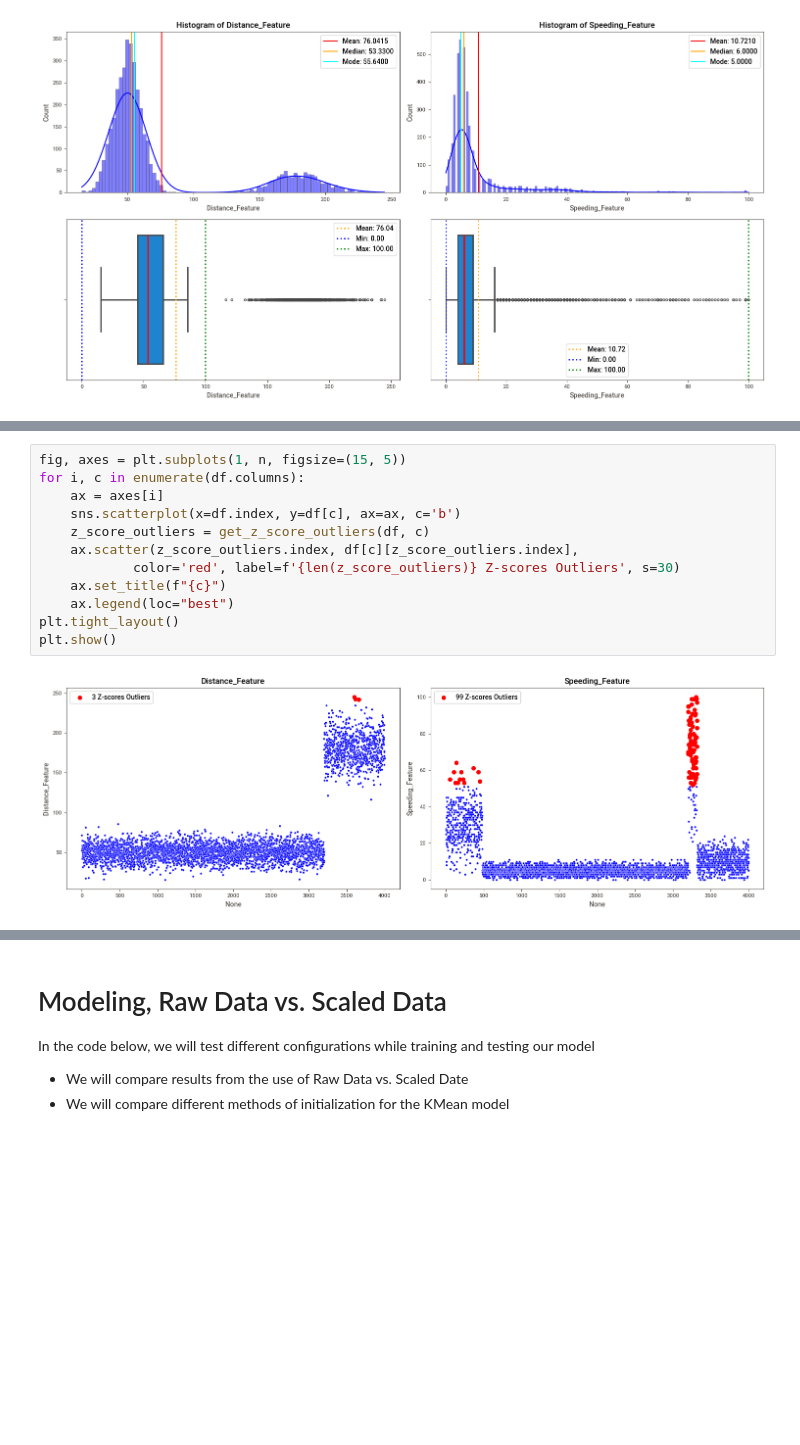
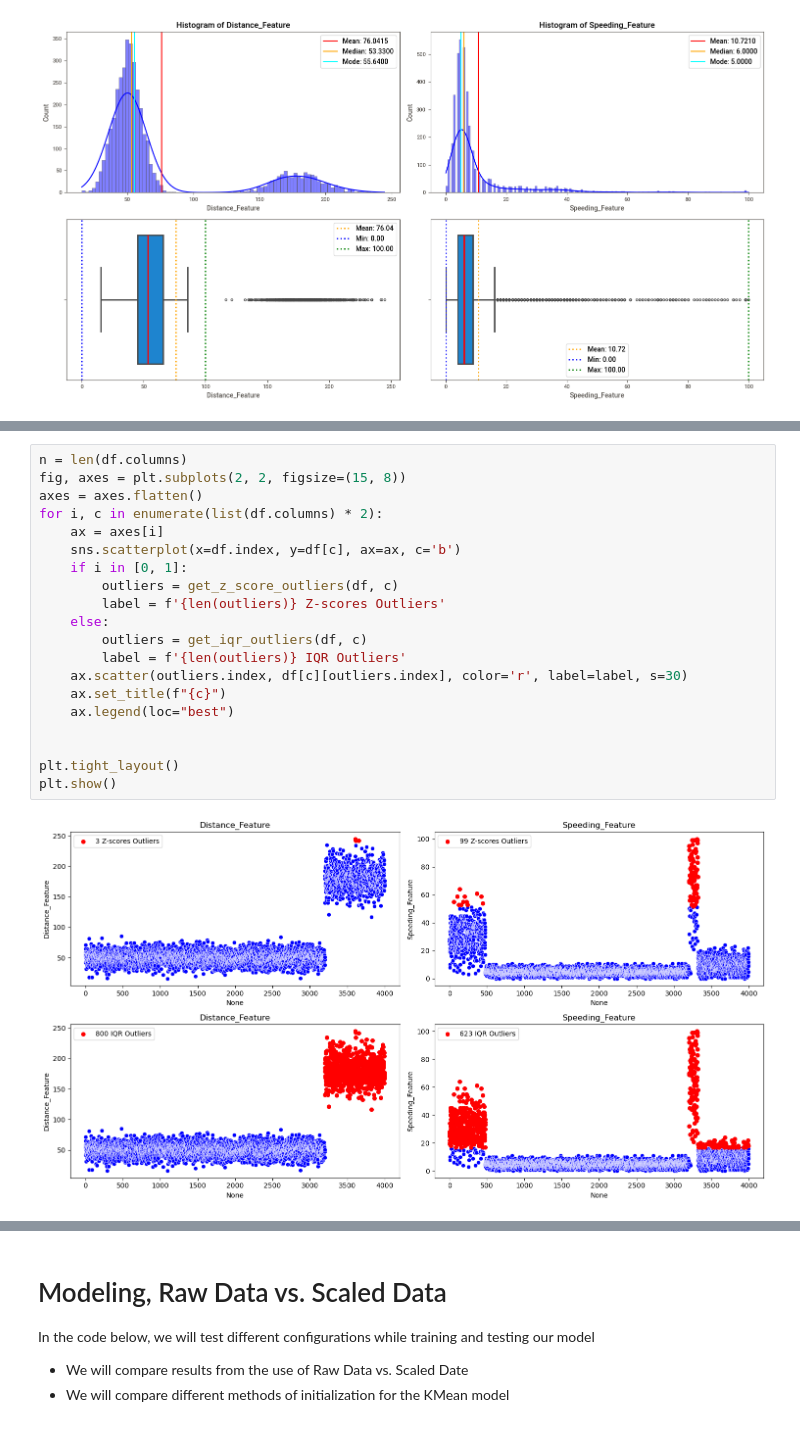
Before and after one commit to Taoufiq-Ouedraogo/Clustering-with-KMeans-AHC, a Jupyter notebook: Driver-Clustering-with-KMeans.ipynb, the cells around one changed output, grey strips where cells are left out. Drawn from its saved outputs; the diff is of its cells as text; blank space fills up the shorter version.

```diff
--- a/Driver-Clustering-with-KMeans.ipynb
+++ b/Driver-Clustering-with-KMeans.ipynb
@@ -306,14 +320,22 @@ def get_iqr_outliers(df, c):
 # %%
-fig, axes = plt.subplots(1, n, figsize=(15, 5))
-for i, c in enumerate(df.columns):
+n = len(df.columns)
+fig, axes = plt.subplots(2, 2, figsize=(15, 8))
+axes = axes.flatten()
+for i, c in enumerate(list(df.columns) * 2):
     ax = axes[i]
     sns.scatterplot(x=df.index, y=df[c], ax=ax, c='b')
-    z_score_outliers = get_z_score_outliers(df, c)
-    ax.scatter(z_score_outliers.index, df[c][z_score_outliers.index],
-            color='red', label=f'{len(z_score_outliers)} Z-scores Outliers', s=30)
+    if i in [0, 1]:
+        outliers = get_z_score_outliers(df, c)
+        label = f'{len(outliers)} Z-scores Outliers'
+    else:
+        outliers = get_iqr_outliers(df, c)
+        label = f'{len(outliers)} IQR Outliers'
+    ax.scatter(outliers.index, df[c][outliers.index], color='r', label=label, s=30)
     ax.set_title(f"{c}")
     ax.legend(loc="best")
+
+
 plt.tight_layout()
 plt.show()
 # %% [output]
-[figure, old version]
+[figure, new version]
```
Also changed, not shown: parts of 19 cells of this notebook, 1 other file.
